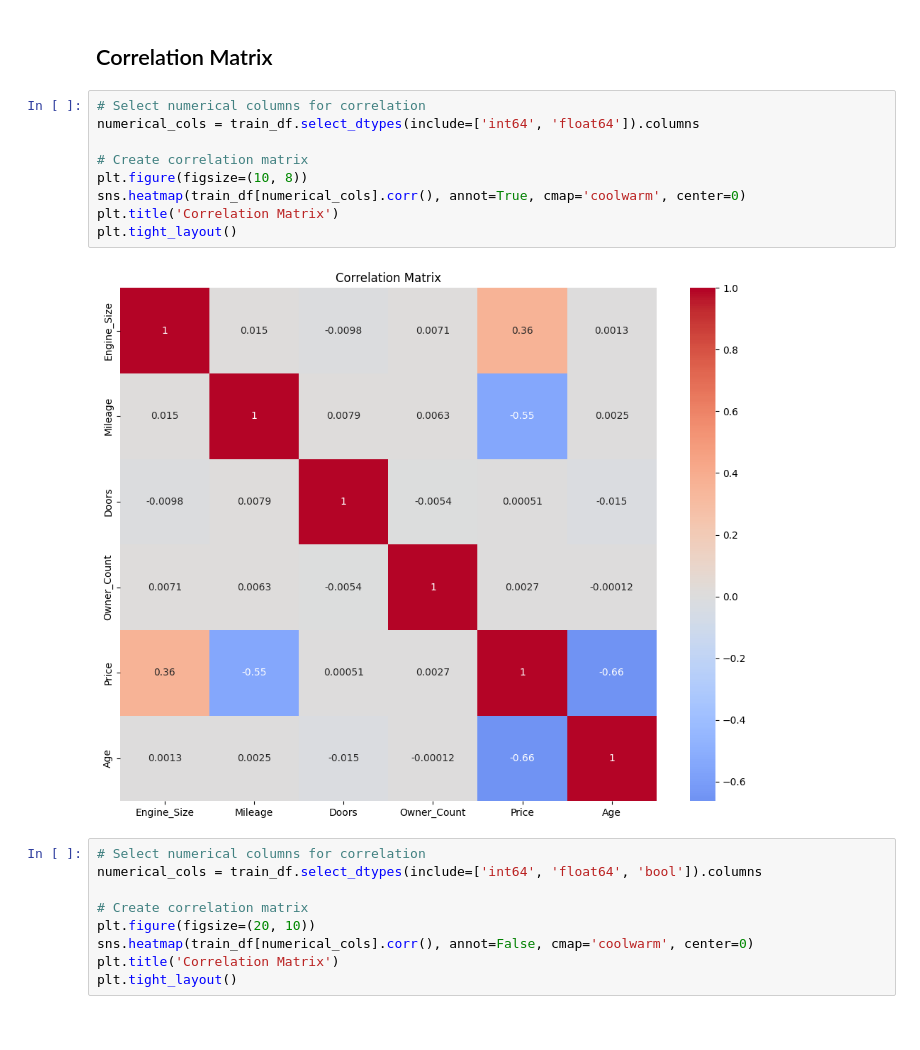
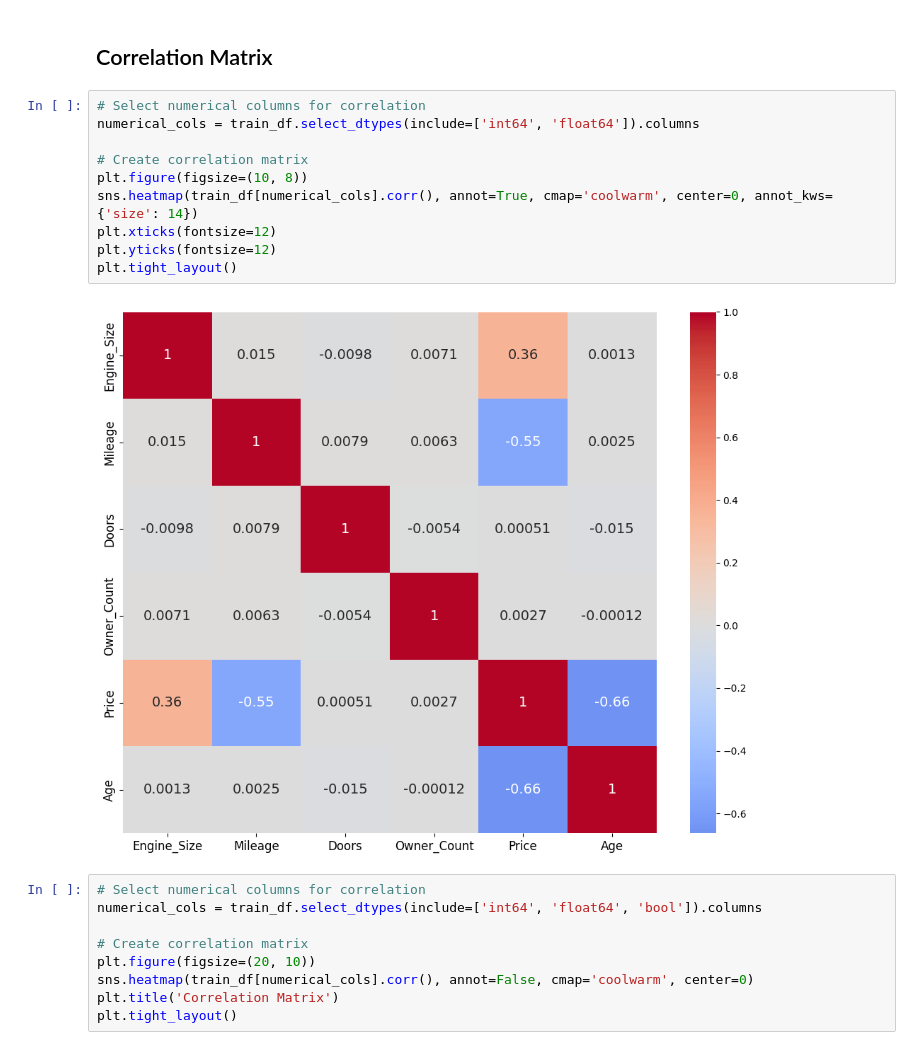
Before and after one commit to Chrissydrx/el-37-final-project, a Jupyter notebook: transform-data.ipynb, the cells around one changed output. Cells and saved outputs as stored; diff of their text form.

```diff
--- a/transform-data.ipynb
+++ b/transform-data.ipynb
@@ -190,14 +224,15 @@ train_df.head()
 # %%
 # Select numerical columns for correlation
 numerical_cols = train_df.select_dtypes(include=['int64', 'float64']).columns
 
 # Create correlation matrix
 plt.figure(figsize=(10, 8))
-sns.heatmap(train_df[numerical_cols].corr(), annot=True, cmap='coolwarm', center=0)
-plt.title('Correlation Matrix')
+sns.heatmap(train_df[numerical_cols].corr(), annot=True, cmap='coolwarm', center=0, annot_kws={'size': 14})
+plt.xticks(fontsize=12)
+plt.yticks(fontsize=12)
 plt.tight_layout()
 # %% [output]
-[figure, old version]
+[figure, new version]
 # %%
 # Select numerical columns for correlation
 numerical_cols = train_df.select_dtypes(include=['int64', 'float64', 'bool']).columns
```
Also changed, not shown: parts of 5 cells of this notebook, 4 other files.
